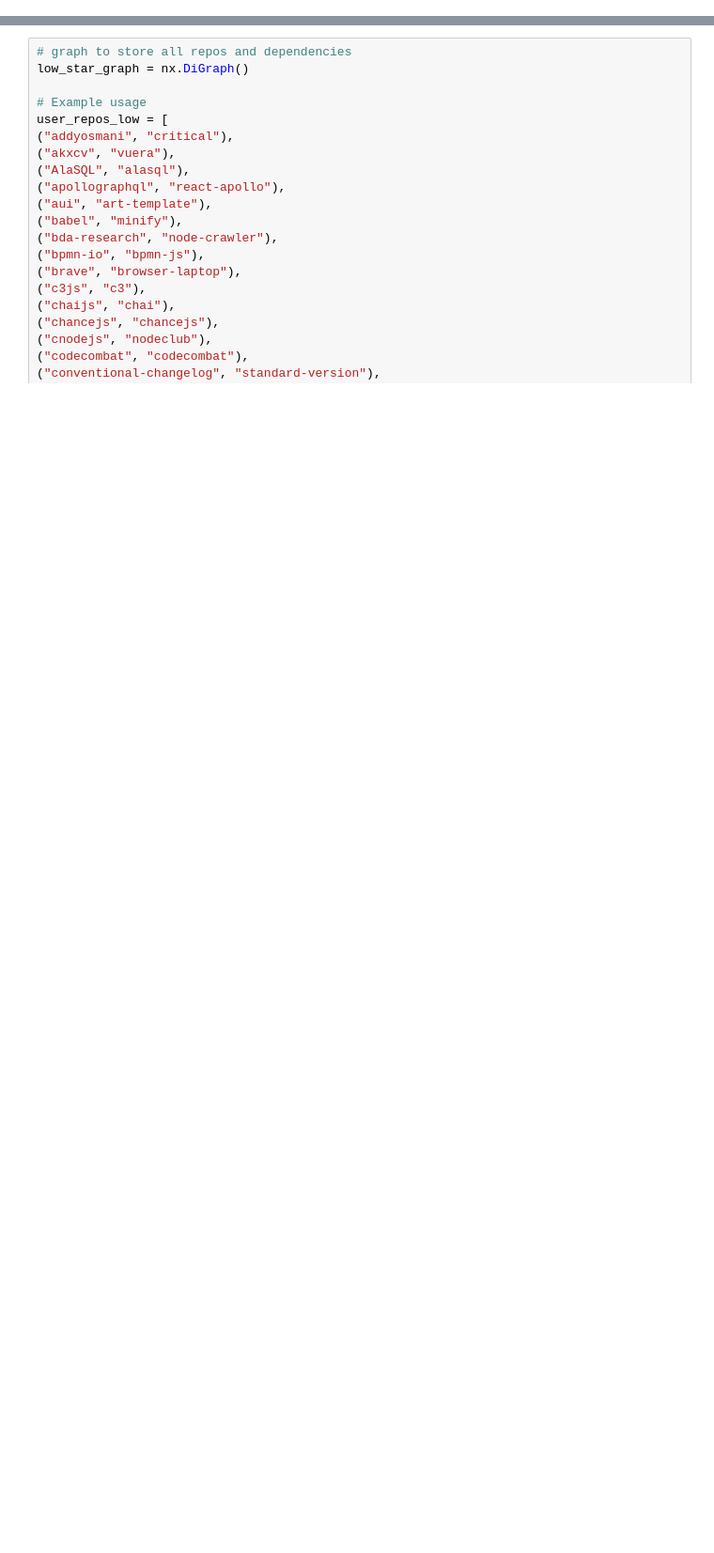
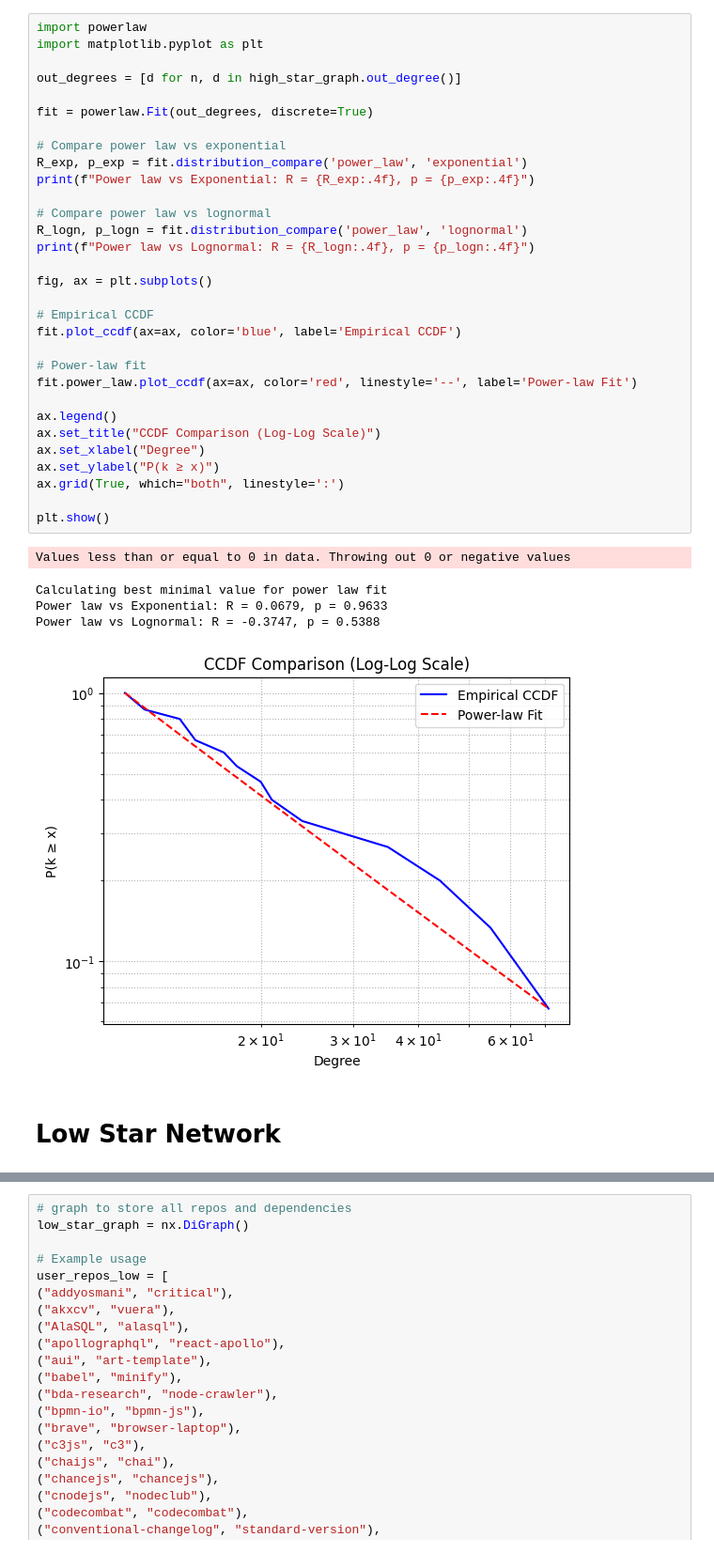
Before and after one commit to bchou9/Code-Coverage-Trends, a Jupyter notebook: JSNetwork.ipynb, the cells around one changed output, grey strips where cells are left out. Shown at 94% size. Drawn from its saved outputs; the diff is of its cells as text; blank space fills up the shorter version.

```diff
--- a/JSNetwork.ipynb
+++ b/JSNetwork.ipynb
@@ -205,0 +293,39 @@ xmin progress: 95%
+# %%
+import powerlaw
+import matplotlib.pyplot as plt
+
+out_degrees = [d for n, d in high_star_graph.out_degree()]
+
+fit = powerlaw.Fit(out_degrees, discrete=True)
+
+# Compare power law vs exponential
+R_exp, p_exp = fit.distribution_compare('power_law', 'exponential')
+print(f"Power law vs Exponential: R = {R_exp:.4f}, p = {p_exp:.4f}")
+
+# Compare power law vs lognormal
+R_logn, p_logn = fit.distribution_compare('power_law', 'lognormal')
+print(f"Power law vs Lognormal: R = {R_logn:.4f}, p = {p_logn:.4f}")
+
+fig, ax = plt.subplots()
+
+# Empirical CCDF
+fit.plot_ccdf(ax=ax, color='blue', label='Empirical CCDF')
+
+# Power-law fit
+fit.power_law.plot_ccdf(ax=ax, color='red', linestyle='--', label='Power-law Fit')
+
+ax.legend()
+ax.set_title("CCDF Comparison (Log-Log Scale)")
+ax.set_xlabel("Degree")
+ax.set_ylabel("P(k ≥ x)")
+ax.grid(True, which="both", linestyle=':')
+
+plt.show()
+# %% [output]
+Values less than or equal to 0 in data. Throwing out 0 or negative values
+Calculating best minimal value for power law fit
+Power law vs Exponential: R = 0.0679, p = 0.9633
+Power law vs Lognormal: R = -0.3747, p = 0.5388
+[figure, added]
+# %% [markdown]
+# **Low Star Network**
```
Also changed, not shown: parts of 19 cells of this notebook.
